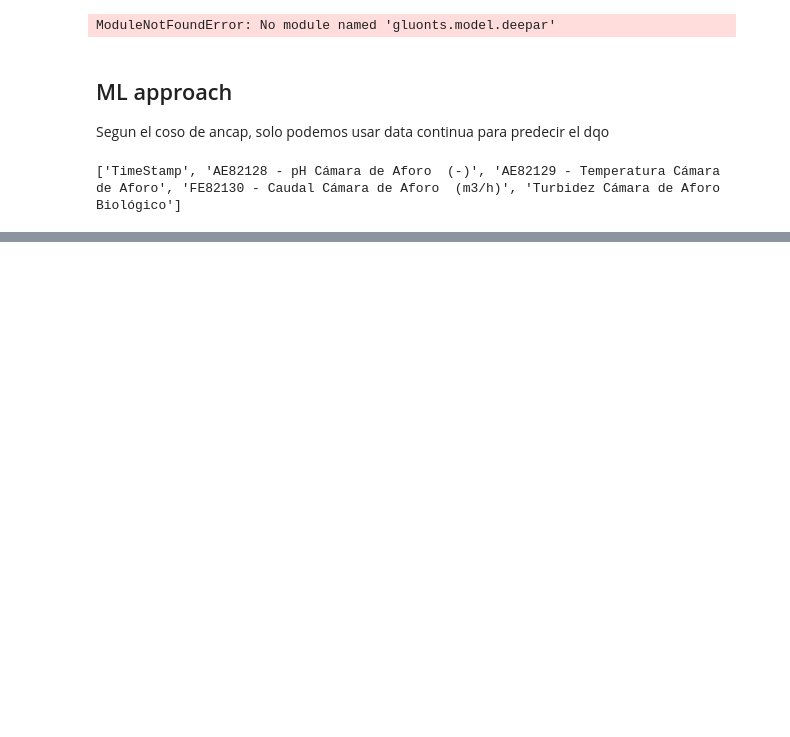
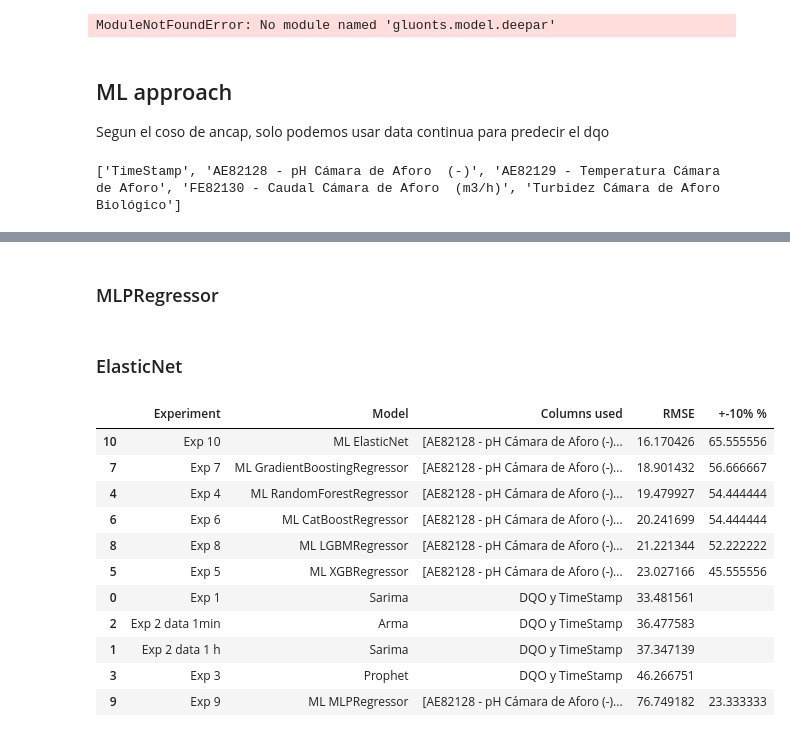
Before and after one commit to tetenogues/data_barbies_y_guille, a Jupyter notebook: first-nb.ipynb, the cells around one changed output, grey strips where cells are left out. Saved outputs shown, nothing was run; the diff lists cells and outputs as text; code cells hidden in the pictures; blank space fills up the shorter version.

```diff
--- a/first-nb.ipynb
+++ b/first-nb.ipynb
@@ -858,0 +920,53 @@ plt.show()
+# %% [markdown]
+### MLPRegressor
+# %%
+from sklearn.neural_network import MLPRegressor
+
+mlp_model = MLPRegressor(hidden_layer_sizes=(64, 64), max_iter=500, random_state=42)
+mlp_model.fit(X_train, y_train)
+
+y_pred = mlp_model.predict(X_test)
+
+rmse = np.sqrt(mean_squared_error(y_test, y_pred))
+
+# ±10%
+margen_10 = 0.1 * y_test
+dentro_del_rango = ((y_test - margen_10 <= y_pred) & (y_pred <= y_test + margen_10)).mean() * 100
+
+experimento = [f'Exp {len(experiment_records)}', 'ML MLPRegressor', ['AE82128 - pH Cámara de Aforo  (-)', 'AE82129 - Temperatura Cámara de Aforo', 'FE82130 - Caudal Cámara de Aforo  (m3/h)', 'Turbidez Cámara de Aforo Biológico','DQO_lag_1', 'DQO_rolling_mean'], rmse, dentro_del_rango]
+experiment_records.loc[len(experiment_records)] = experimento
+# %% [markdown]
+### ElasticNet
+# %%
+from sklearn.linear_model import ElasticNet
+
+elastic_model = ElasticNet(alpha=0.1, l1_ratio=0.5, random_state=42)
+elastic_model.fit(X_train, y_train)
+
+y_pred = elastic_model.predict(X_test)
+
+rmse = np.sqrt(mean_squared_error(y_test, y_pred))
+
+# ±10%
+margen_10 = 0.1 * y_test
+dentro_del_rango = ((y_test - margen_10 <= y_pred) & (y_pred <= y_test + margen_10)).mean() * 100
+
+experimento = [f'Exp {len(experiment_records)}', 'ML ElasticNet', ['AE82128 - pH Cámara de Aforo  (-)', 'AE82129 - Temperatura Cámara de Aforo', 'FE82130 - Caudal Cámara de Aforo  (m3/h)', 'Turbidez Cámara de Aforo Biológico','DQO_lag_1', 'DQO_rolling_mean'], rmse, dentro_del_rango]
+experiment_records.loc[len(experiment_records)] = experimento
+# %%
+experiment_records.sort_values(['RMSE'], ascending=True) # opa opa
+                                                         # igual es malo un rmse tan alto
+                                                         # sin mencionar la baja cobertura del 10% digo
+# %% [output]
+|  | Experiment | Model | Columns used | RMSE | +-10% % |
+| 10 | Exp 10 | ML ElasticNet | [AE82128 - pH Cámara de Aforo (-)... | 16.170426 | 65.555556 |
+| 7 | Exp 7 | ML GradientBoostingRegressor | [AE82128 - pH Cámara de Aforo (-)... | 18.901432 | 56.666667 |
+| 4 | Exp 4 | ML RandomForestRegressor | [AE82128 - pH Cámara de Aforo (-)... | 19.479927 | 54.444444 |
+| 6 | Exp 6 | ML CatBoostRegressor | [AE82128 - pH Cámara de Aforo (-)... | 20.241699 | 54.444444 |
+| 8 | Exp 8 | ML LGBMRegressor | [AE82128 - pH Cámara de Aforo (-)... | 21.221344 | 52.222222 |
+| 5 | Exp 5 | ML XGBRegressor | [AE82128 - pH Cámara de Aforo (-)... | 23.027166 | 45.555556 |
+| 0 | Exp 1 | Sarima | DQO y TimeStamp | 33.481561 |  |
+| 2 | Exp 2 data 1min | Arma | DQO y TimeStamp | 36.477583 |  |
+| 1 | Exp 2 data 1 h | Sarima | DQO y TimeStamp | 37.347139 |  |
+| 3 | Exp 3 | Prophet | DQO y TimeStamp | 46.266751 |  |
+| 9 | Exp 9 | ML MLPRegressor | [AE82128 - pH Cámara de Aforo (-)... | 76.749182 | 23.333333 |
```
Also changed, not shown: parts of 20 cells of this notebook.
